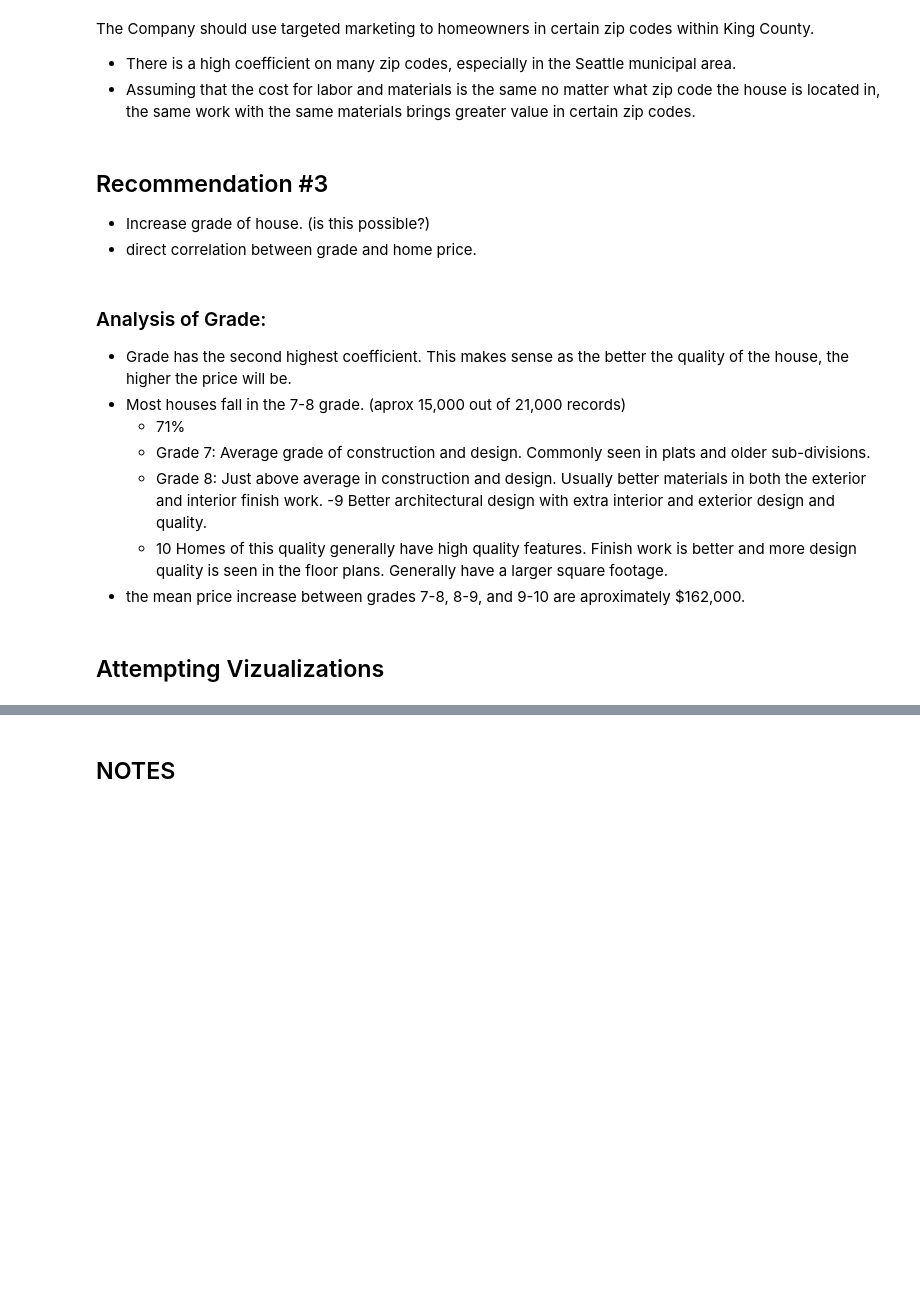
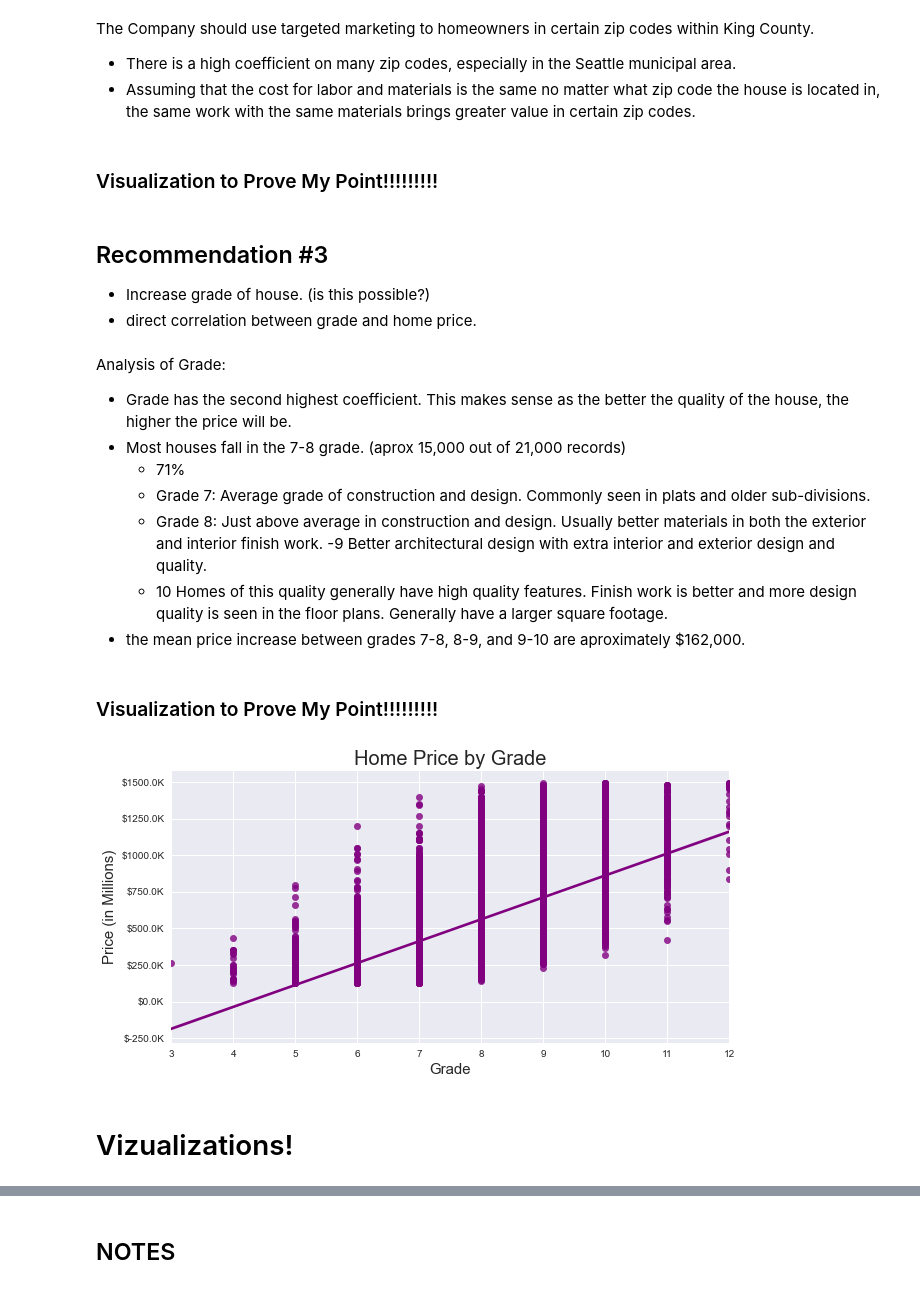
Before and after one commit to jxn628/dsc-home-price-analysis, a Jupyter notebook: student.ipynb, the cells around one changed output, grey strips where cells are left out. Drawn from its saved outputs; the diff is of its cells as text; code cells hidden in the pictures; blank space fills up the shorter version.

```diff
--- a/student.ipynb
+++ b/student.ipynb
@@ -1201,6 +1176,10 @@ pd.options.display.float_format = '{:,.2f}'.format
 def display_millions(x, pos):
     return '${:1.1f}M'.format(x*1e-6)
 
+#function for displaying money in thousands.
+def display_thousands(x, pos):
+    return '${:1.1f}K'.format(x*1e-3)
+
 grade_df = final_df.groupby('grade')['price'].describe().sort_values('mean', ascending=False)
 grade_df= grade_df.reset_index()
 grade_df = grade_df[['grade','25%', 'mean', '75%']]
@@ -1312,12 +1436,14 @@ Trailblazer Inc. should focus on home additions. <b>Increasing the square footag
 The Company should use targeted marketing to homeowners in certain zip codes within King County.
 - There is a high coefficient on many zip codes, especially in the Seattle municipal area.
 - Assuming that the cost for labor and materials is the same no matter what zip code the house is located in, the same work with the same materials brings greater value in certain zip codes.
+# %% [markdown]
+### Visualization to Prove My Point!!!!!!!!!
 # %% [markdown]
 ## Recommendation #3
 - Increase grade of house. (is this possible?)
 - direct correlation between grade and home price.
 # %% [markdown]
-### Analysis of Grade:
+ Analysis of Grade:
 - Grade has the second highest coefficient. This makes sense as the better the quality of the house, the higher the price will be.
 - Most houses fall in the 7-8 grade. (aprox 15,000 out of 21,000 records)
     - 71%
@@ -1326,5 +1452,28 @@ The Company should use targeted marketing to homeowners in certain zip codes wit
     -9 Better architectural design with extra interior and exterior design and quality.
     - 10 Homes of this quality generally have high quality features. Finish work is better and more design quality is seen in the floor plans. Generally have a larger square footage.
 - the mean price increase between grades 7-8, 8-9, and 9-10 are aproximately $162,000.
+# %% [markdown]
+### Visualization to Prove My Point!!!!!!!!!
+# %%
+#plotting grade vs price
+
+fig, ax = plt.subplots(figsize=(10,5))
+
+p = sns.regplot(x="grade", y="price", data=final_df, label="grade", color='purple')
+#p = sns.regplot(x="grade", y="25%", data=grade_df, label="Low", color='blue')
+#p = sns.regplot(x="grade", y="75%", data=grade_df, label="High", color='green')
+
+p.set_xlabel("Grade", fontsize = 15)
+p.set_ylabel("Price (in Millions)", fontsize = 15)
+#p.yaxis.set_major_formatter(display_millions)
+p.yaxis.set_major_formatter(display_thousands)
+
+p.set_title("Home Price by Grade", fontsize = 20)
+plt.figsize=(15,10)
+#plt.savefig('images/microsoft_movie_analysis_1')
+
+plt.show();
+# %% [output]
+[figure, added]
 # %% [markdown]
-## Attempting Vizualizations
+#  Vizualizations!
```
Also changed, not shown: parts of 53 cells of this notebook.
